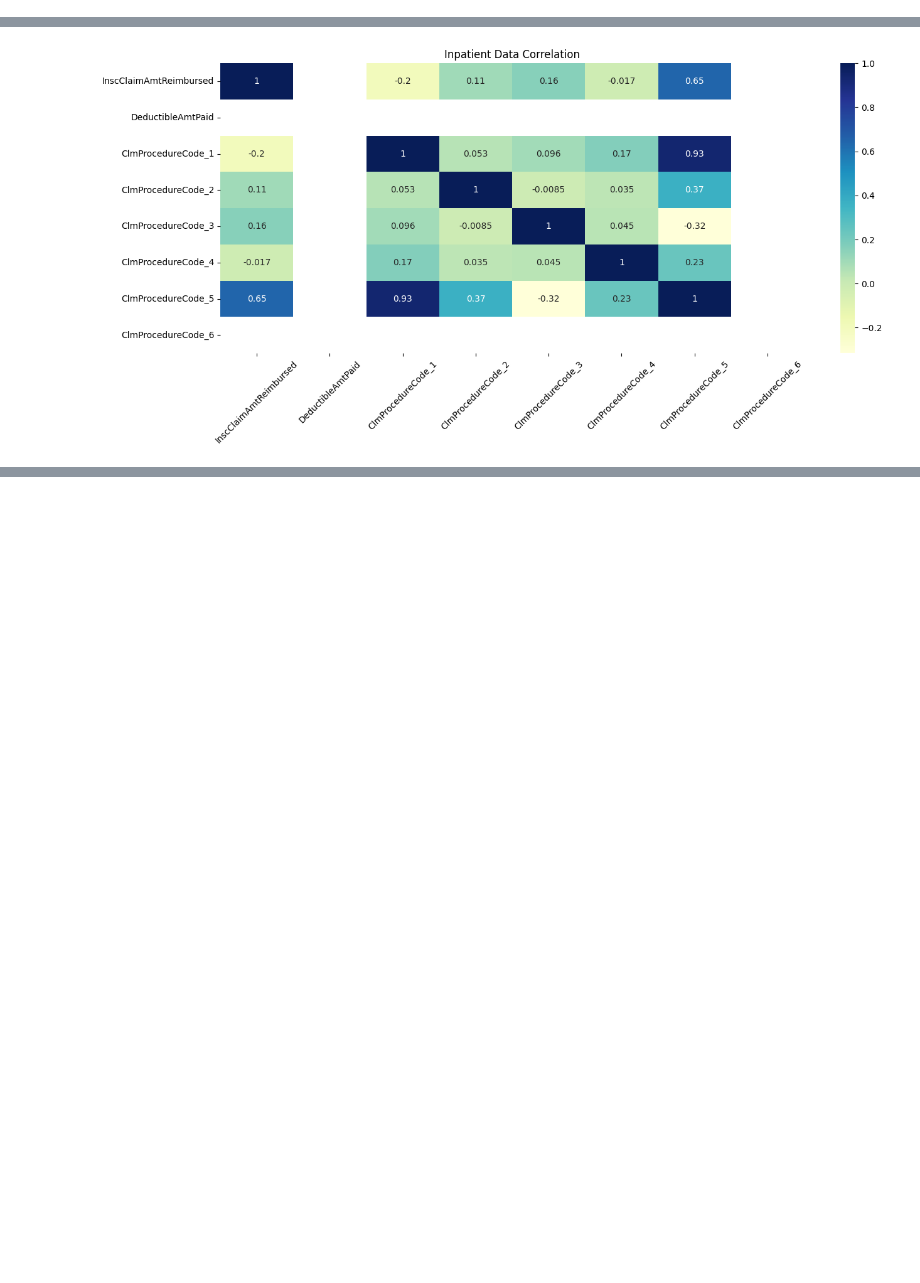
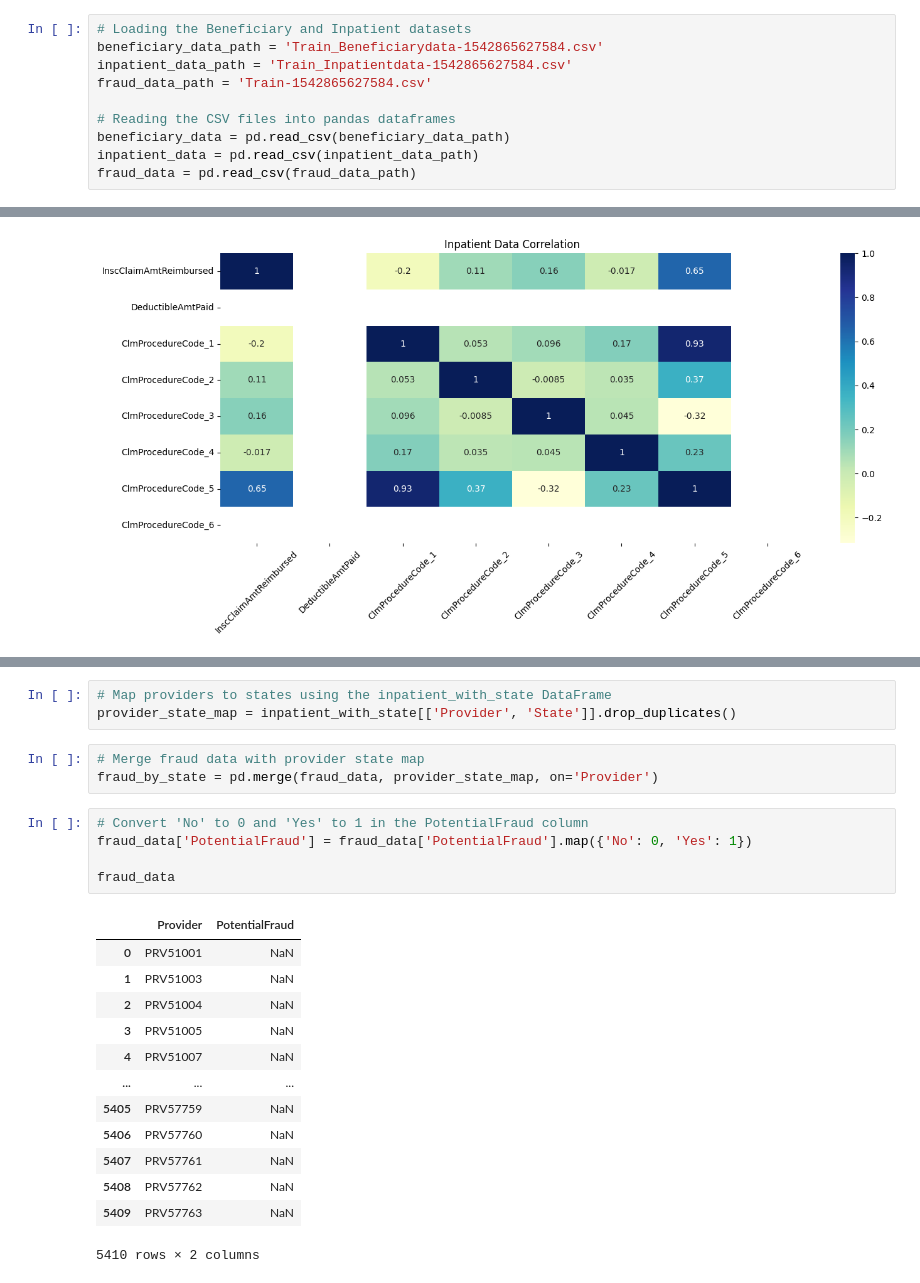
Before and after one commit to Nazneen-akram/healthcare-insurance-fraud, a Jupyter notebook: EDA_healthcare_insurance_fraud_TrainDATASET.ipynb, the cells around one changed output, grey strips where cells are left out. Saved outputs shown, nothing was run; the diff lists cells and outputs as text; blank space fills up the shorter version.

```diff
--- a/EDA_healthcare_insurance_fraud_TrainDATASET.ipynb
+++ b/EDA_healthcare_insurance_fraud_TrainDATASET.ipynb
@@ -5,4 +5,14 @@ import pandas as pd
 
 import seaborn as sns
 import matplotlib.pyplot as plt
+# %%
+# Loading the Beneficiary and Inpatient datasets
+beneficiary_data_path = 'Train_Beneficiarydata-1542865627584.csv'
+inpatient_data_path = 'Train_Inpatientdata-1542865627584.csv'
+fraud_data_path = 'Train-1542865627584.csv'
+
+# Reading the CSV files into pandas dataframes
+beneficiary_data = pd.read_csv(beneficiary_data_path)
+inpatient_data = pd.read_csv(inpatient_data_path)
+fraud_data = pd.read_csv(fraud_data_path)
 # %%
@@ -67,0 +114,25 @@ plt.show()
+# %%
+# Map providers to states using the inpatient_with_state DataFrame
+provider_state_map = inpatient_with_state[['Provider', 'State']].drop_duplicates()
+# %%
+# Merge fraud data with provider state map
+fraud_by_state = pd.merge(fraud_data, provider_state_map, on='Provider')
+# %%
+# Convert 'No' to 0 and 'Yes' to 1 in the PotentialFraud column
+fraud_data['PotentialFraud'] = fraud_data['PotentialFraud'].map({'No': 0, 'Yes': 1})
+
+fraud_data
+# %% [output]
+|  | Provider | PotentialFraud |
+| 0 | PRV51001 | NaN |
+| 1 | PRV51003 | NaN |
+| 2 | PRV51004 | NaN |
+| 3 | PRV51005 | NaN |
+| 4 | PRV51007 | NaN |
+| ... | ... | ... |
+| 5405 | PRV57759 | NaN |
+| 5406 | PRV57760 | NaN |
+| 5407 | PRV57761 | NaN |
+| 5408 | PRV57762 | NaN |
+| 5409 | PRV57763 | NaN |
+5410 rows × 2 columns
```
Also changed, not shown: parts of 6 cells of this notebook.
